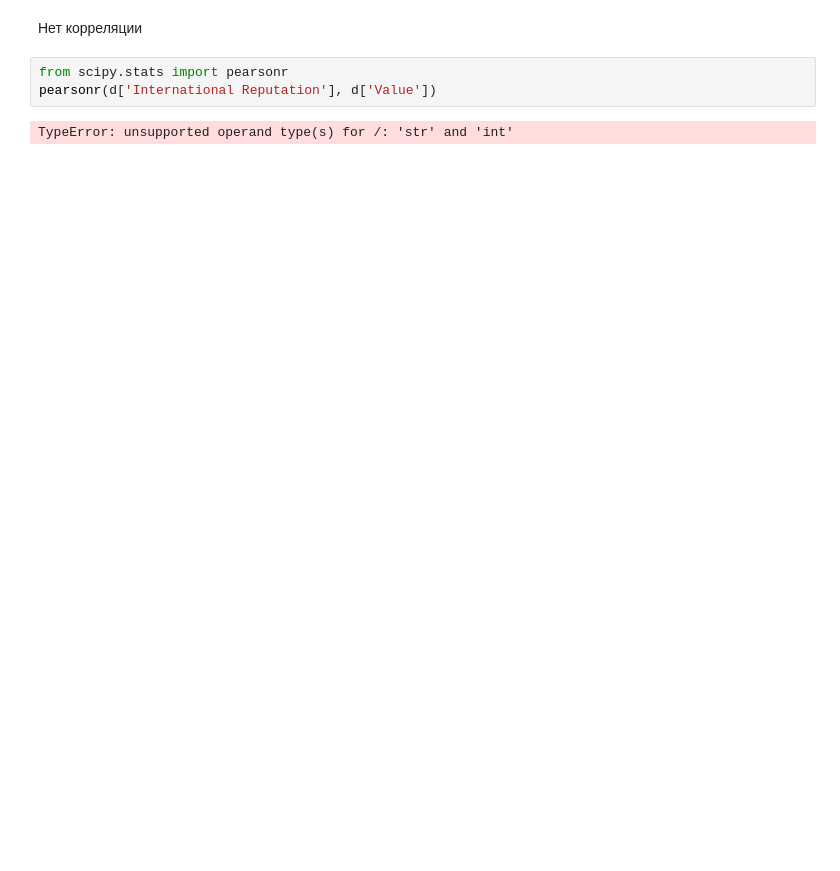
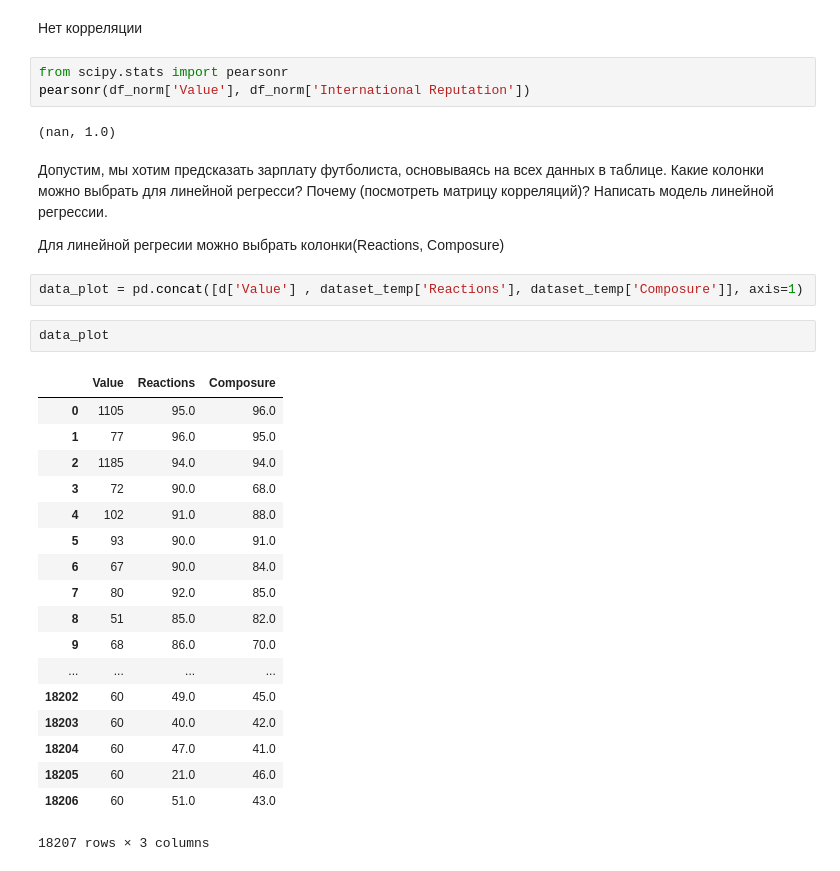
Before and after one commit to Alexander-ASU/sql, a Jupyter notebook: Python 3/dz_4.ipynb, the cells around one changed output. Drawn from its saved outputs; the diff is of its cells as text; blank space fills up the shorter version.

```diff
--- a/Python 3/dz_4.ipynb
+++ b/Python 3/dz_4.ipynb
@@ -118,6 +183,33 @@ plt.show()
 Нет корреляции
 # %%
 from scipy.stats import pearsonr
-pearsonr(d['International Reputation'], d['Value'])
+pearsonr(df_norm['Value'], df_norm['International Reputation'])
 # %% [output]
-TypeError: unsupported operand type(s) for /: 'str' and 'int'
+(nan, 1.0)
+# %% [markdown]
+Допустим, мы хотим предсказать зарплату футболиста, основываясь на всех данных в таблице. Какие колонки можно выбрать для линейной регресси? Почему (посмотреть матрицу корреляций)? Написать модель линейной регрессии.
+
+Для линейной регресии можно выбрать колонки(Reactions, Composure)
+# %%
+data_plot = pd.concat([d['Value'] , dataset_temp['Reactions'], dataset_temp['Composure']], axis=1)
+# %%
+data_plot
+# %% [output]
+|  | Value | Reactions | Composure |
+| 0 | 1105 | 95.0 | 96.0 |
+| 1 | 77 | 96.0 | 95.0 |
+| 2 | 1185 | 94.0 | 94.0 |
+| 3 | 72 | 90.0 | 68.0 |
+| 4 | 102 | 91.0 | 88.0 |
+| 5 | 93 | 90.0 | 91.0 |
+| 6 | 67 | 90.0 | 84.0 |
+| 7 | 80 | 92.0 | 85.0 |
+| 8 | 51 | 85.0 | 82.0 |
+| 9 | 68 | 86.0 | 70.0 |
+| ... | ... | ... | ... |
+| 18202 | 60 | 49.0 | 45.0 |
+| 18203 | 60 | 40.0 | 42.0 |
+| 18204 | 60 | 47.0 | 41.0 |
+| 18205 | 60 | 21.0 | 46.0 |
+| 18206 | 60 | 51.0 | 43.0 |
+18207 rows × 3 columns
```
Also changed, not shown: parts of 12 cells of this notebook.
